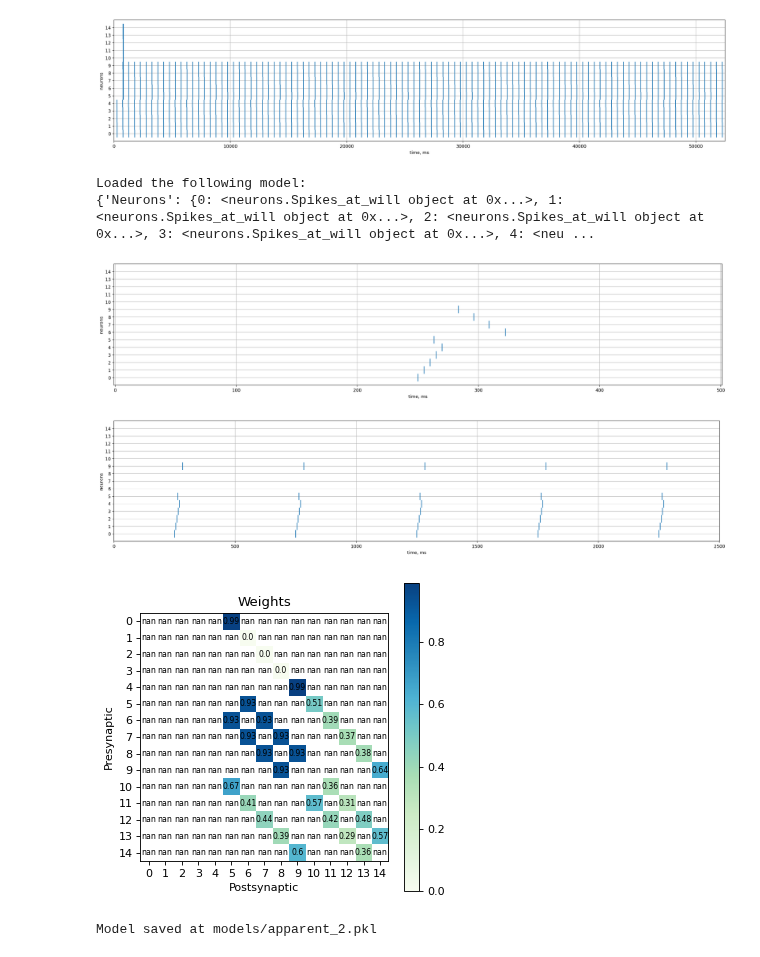
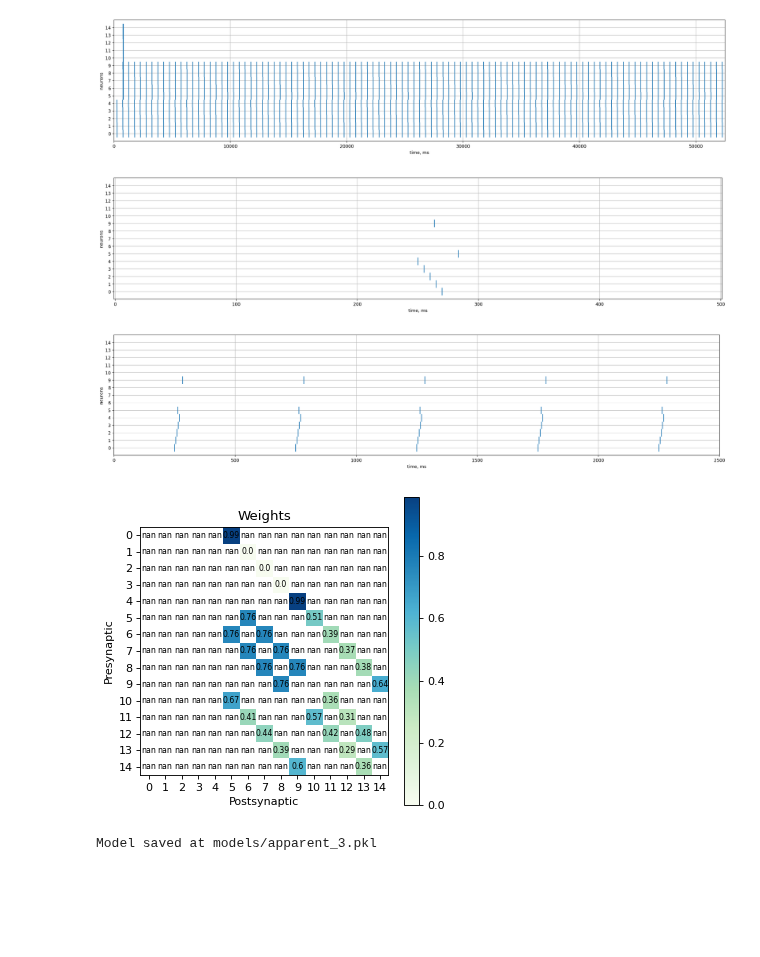
Before and after one commit to iamkg0/rustyspikes, a Jupyter notebook: Prototype/tracing.ipynb, the cells around one changed output. Cells and saved outputs as stored; diff of their text form; code cells hidden in the pictures; blank space fills up the shorter version.

```diff
--- a/Prototype/tracing.ipynb
+++ b/Prototype/tracing.ipynb
@@ -71,7 +71,8 @@ def fc_coder(stimulus_size=5, refresh_time=150, aw=4):
     model.reload_graph()
     return model
 # %%
-model = load_model('models/apparent.pkl')
+# model = load_model('models/apparent.pkl')
+model = fc_coder()
 time = 500
 
 in_between_w = 1
@@ -256,10 +255,7 @@ gatherer.draw_raster(time=time)
 # %% [output]
 [figure]
 # %%
-model = load_model('models/apparent_2.pkl')
+# model = load_model('models/apparent_2.pkl')
-# %% [output]
-Loaded the following model:
-{'Neurons': {0: <neurons.Spikes_at_will object at 0x...>, 1: <neurons.Spikes_at_will object at 0x...>, 2: <neurons.Spikes_at_will object at 0x...>, 3: <neurons.Spikes_at_will object at 0x...>, 4: <neu ...
 # %%
 time = 500
 
@@ -278,7 +274,7 @@ data = gatherer.convert_spikes_for_raster()
 
 gatherer.draw_raster(time=time)
 # %% [output]
-[figure, old version]
+[figure, new version]
 # %%
 #for i in range(5):
 #    model[4-i].awaiting_time = i*24
@@ -286,37 +282,37 @@ gatherer.draw_raster(time=time)
 
 
 time = 2500
 
 reverse_signal(model)
-layer_w = .93
+layer_w = .76
 model.syn_by_edge[1,6].w = 0
 model.syn_by_edge[2,7].w = 0
 model.syn_by_edge[3,8].w = 0
 
 
 model.syn_by_edge[5,6].w = layer_w
 model.syn_by_edge[6,7].w = layer_w
 model.syn_by_edge[7,8].w = layer_w
 model.syn_by_edge[8,9].w = layer_w
 model.syn_by_edge[6,5].w = layer_w
 model.syn_by_edge[7,6].w = layer_w
 model.syn_by_edge[8,7].w = layer_w
 model.syn_by_edge[9,8].w = layer_w
 # model.set_scale(5.1)
-#model.set_rule_to_all(None)
+model.set_rule_to_all(None)
 gatherer = Gatherer(model)
 for i in range(int(time / res)):
     model.tick()
     gatherer.gather_spikes_only()
 data = gatherer.convert_spikes_for_raster()
 
 gatherer.draw_raster(time=time)
 
 draw_weight_matrix(model)
 # %% [output]
 [figure]
-[figure, old version]
+[figure, new version]
 # %%
-#save_model(model, 'models/apparent_3.pkl')
+save_model(model, 'models/apparent_3.pkl')
 # %% [output]
-Model saved at models/apparent_2.pkl
+Model saved at models/apparent_3.pkl
```
Also changed, not shown: parts of 1 cell of this notebook, 3 other files.
